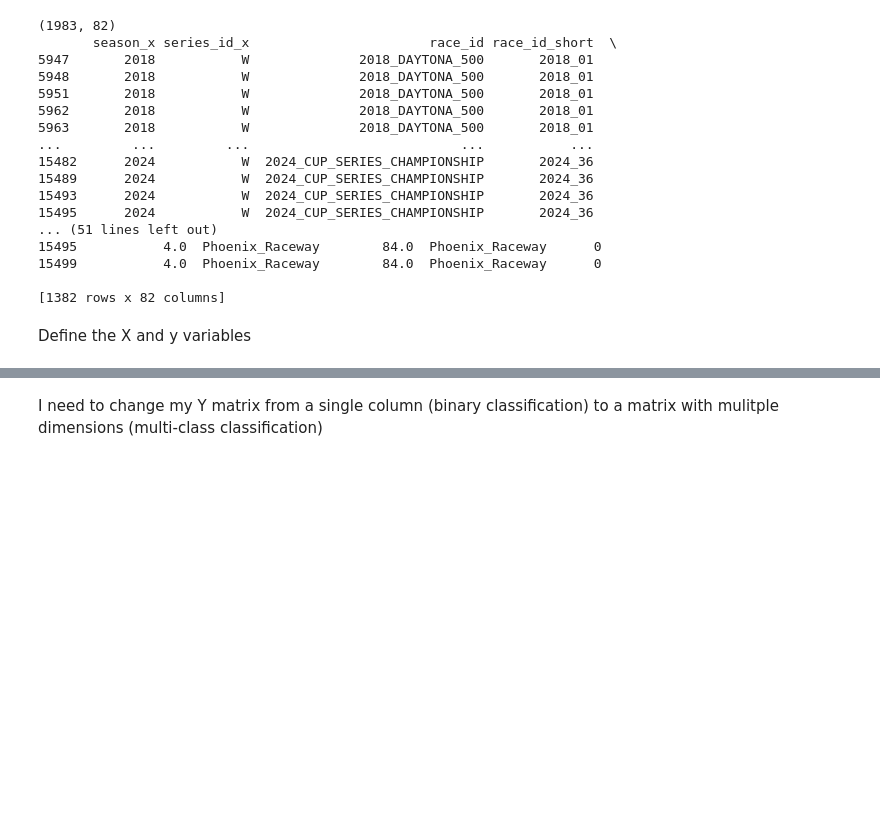
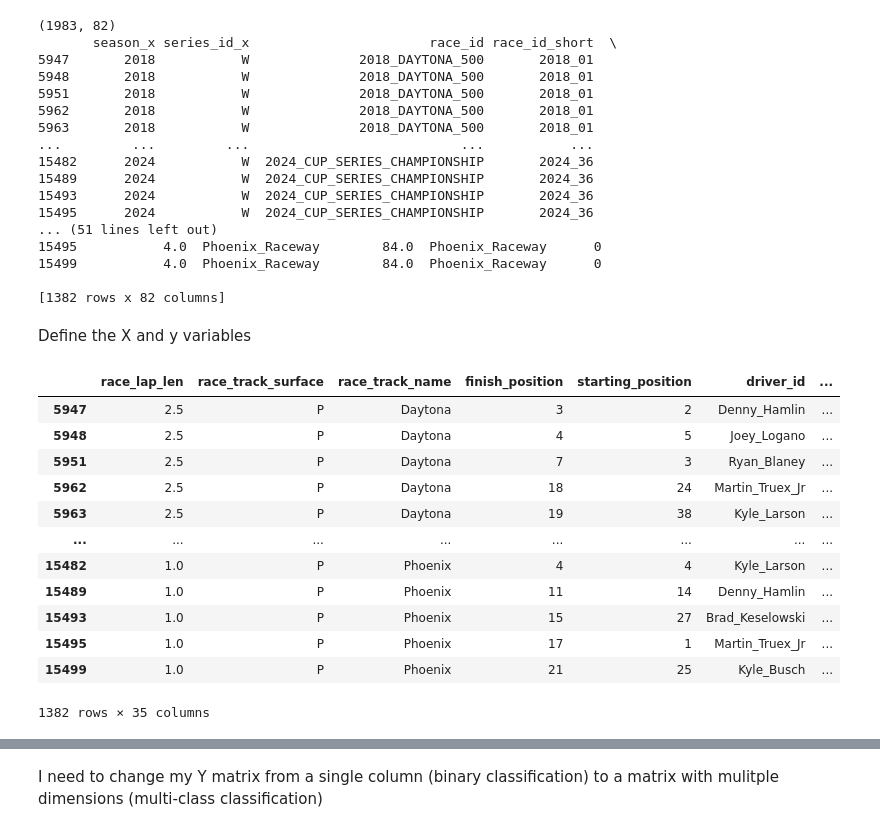
Before and after one commit to ermunroe/DS480Project, a Jupyter notebook: networkNotebook.ipynb, the cells around one changed output, grey strips where cells are left out. Cells and saved outputs as stored; diff of their text form; code cells hidden in the pictures; blank space fills up the shorter version.

```diff
--- a/networkNotebook.ipynb
+++ b/networkNotebook.ipynb
@@ -74,6 +74,21 @@ Define the X and y variables
 # %%
 X_target = df_filtered[targetVariables]
 y = df_filtered['winner']
+X_target
+# %% [output]
+|  | race_lap_len | race_track_surface | race_track_name | finish_position | starting_position | driver_id | ... |
+| 5947 | 2.5 | P | Daytona | 3 | 2 | Denny_Hamlin | ... |
+| 5948 | 2.5 | P | Daytona | 4 | 5 | Joey_Logano | ... |
+| 5951 | 2.5 | P | Daytona | 7 | 3 | Ryan_Blaney | ... |
+| 5962 | 2.5 | P | Daytona | 18 | 24 | Martin_Truex_Jr | ... |
+| 5963 | 2.5 | P | Daytona | 19 | 38 | Kyle_Larson | ... |
+| ... | ... | ... | ... | ... | ... | ... | ... |
+| 15482 | 1.0 | P | Phoenix | 4 | 4 | Kyle_Larson | ... |
+| 15489 | 1.0 | P | Phoenix | 11 | 14 | Denny_Hamlin | ... |
+| 15493 | 1.0 | P | Phoenix | 15 | 27 | Brad_Keselowski | ... |
+| 15495 | 1.0 | P | Phoenix | 17 | 1 | Martin_Truex_Jr | ... |
+| 15499 | 1.0 | P | Phoenix | 21 | 25 | Kyle_Busch | ... |
+1382 rows × 35 columns
 # %%
 # Categorical variables to include in the model
 X_categorical = X_target[['driver_nationality', 'driver_id', 'driver_name', 'sponsor', 'owner_id', 'car', 'race_track_surface', 'race_track_name']]
```
Also changed, not shown: parts of 11 cells of this notebook.
